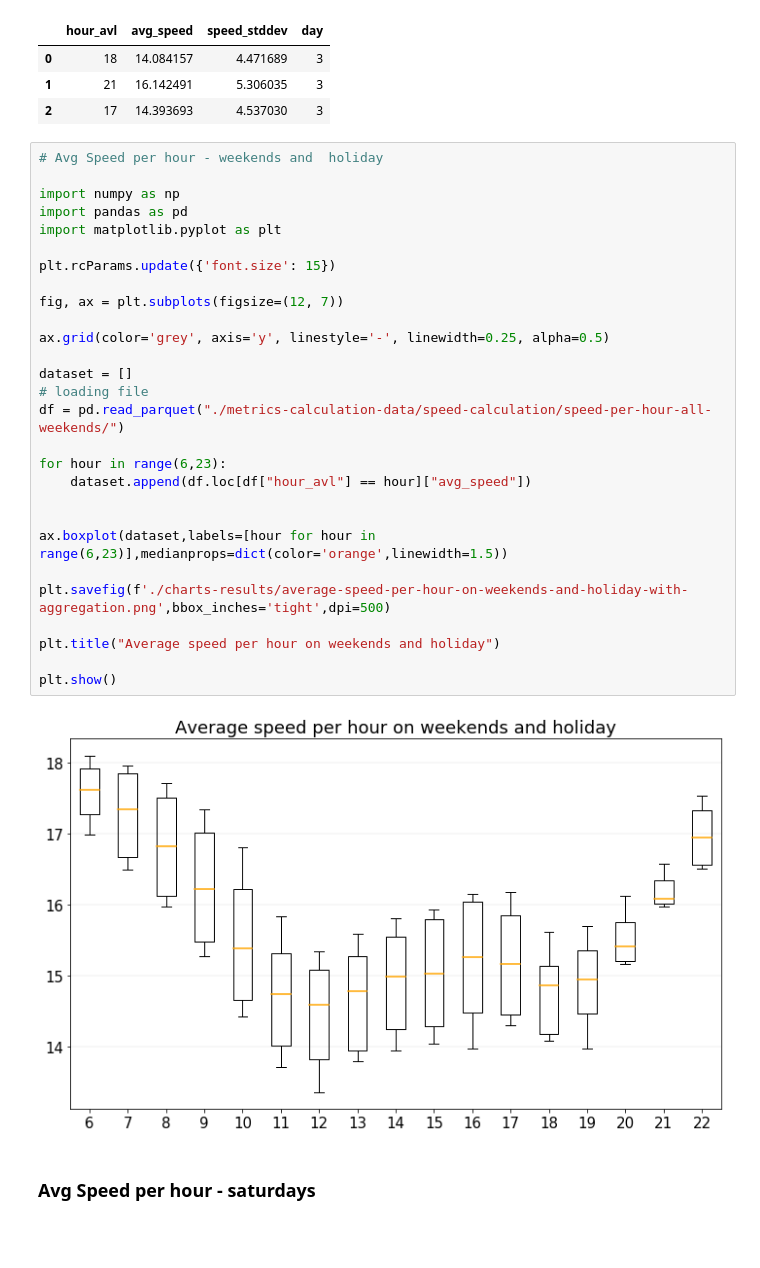
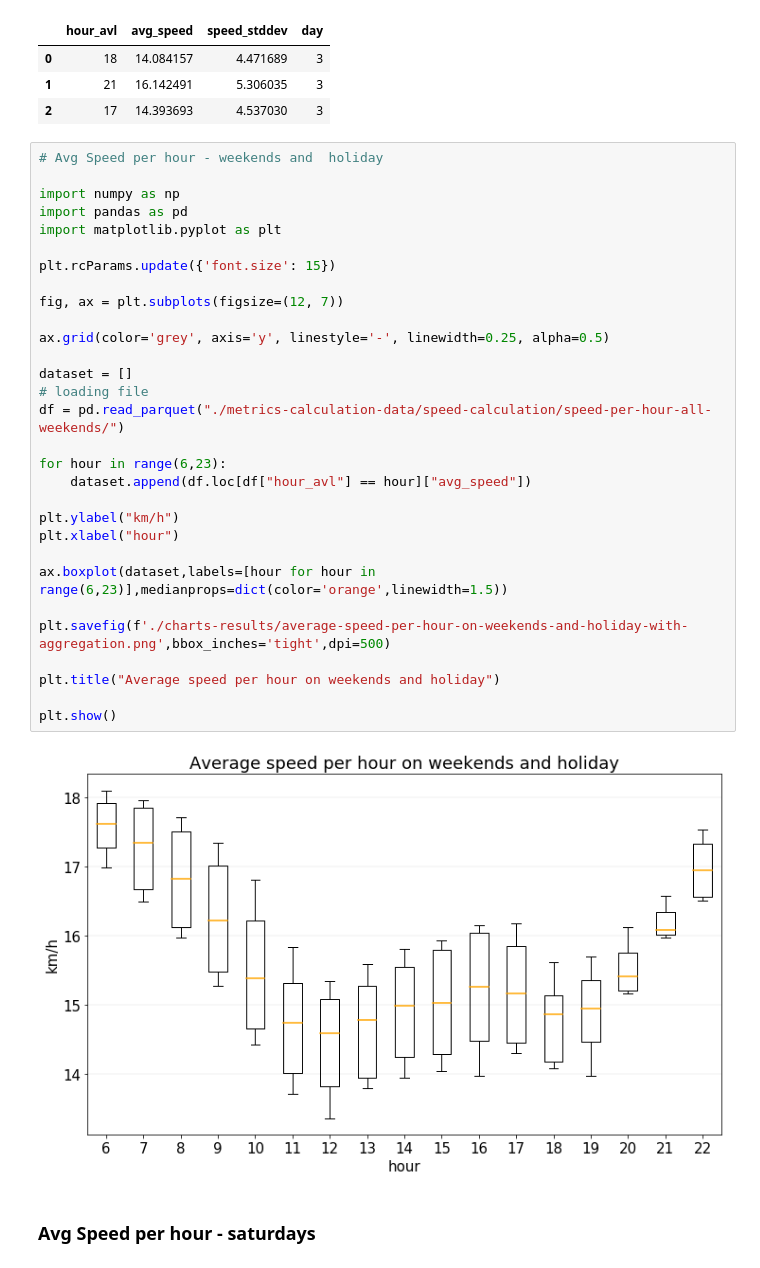
Before and after one commit to caroljunq/sptrans-data-analysis, a Jupyter notebook: article-journal/3-metrics-charts.ipynb, the cells around one changed output. Drawn from its saved outputs; the diff is of its cells as text; blank space fills up the shorter version.

```diff
--- a/article-journal/3-metrics-charts.ipynb
+++ b/article-journal/3-metrics-charts.ipynb
@@ -88,33 +91,35 @@ df.head(3)
 # %%
 # Avg Speed per hour - weekends and  holiday
 
 import numpy as np
 import pandas as pd
 import matplotlib.pyplot as plt
 
 plt.rcParams.update({'font.size': 15})
 
 fig, ax = plt.subplots(figsize=(12, 7))
 
 ax.grid(color='grey', axis='y', linestyle='-', linewidth=0.25, alpha=0.5)
 
 dataset = []
 # loading file
 df = pd.read_parquet("./metrics-calculation-data/speed-calculation/speed-per-hour-all-weekends/")
 
 for hour in range(6,23):
     dataset.append(df.loc[df["hour_avl"] == hour]["avg_speed"])
 
+plt.ylabel("km/h")
+plt.xlabel("hour")
 
 ax.boxplot(dataset,labels=[hour for hour in range(6,23)],medianprops=dict(color='orange',linewidth=1.5))
 
 plt.savefig(f'./charts-results/average-speed-per-hour-on-weekends-and-holiday-with-aggregation.png',bbox_inches='tight',dpi=500)
 
 plt.title("Average speed per hour on weekends and holiday")
 
 plt.show()
 # %% [output]
-[figure, old version]
+[figure, new version]
 # %% [markdown]
 ### Avg Speed per hour - saturdays
 # %%
```
Also changed, not shown: parts of 15 cells of this notebook, 8 other files.
